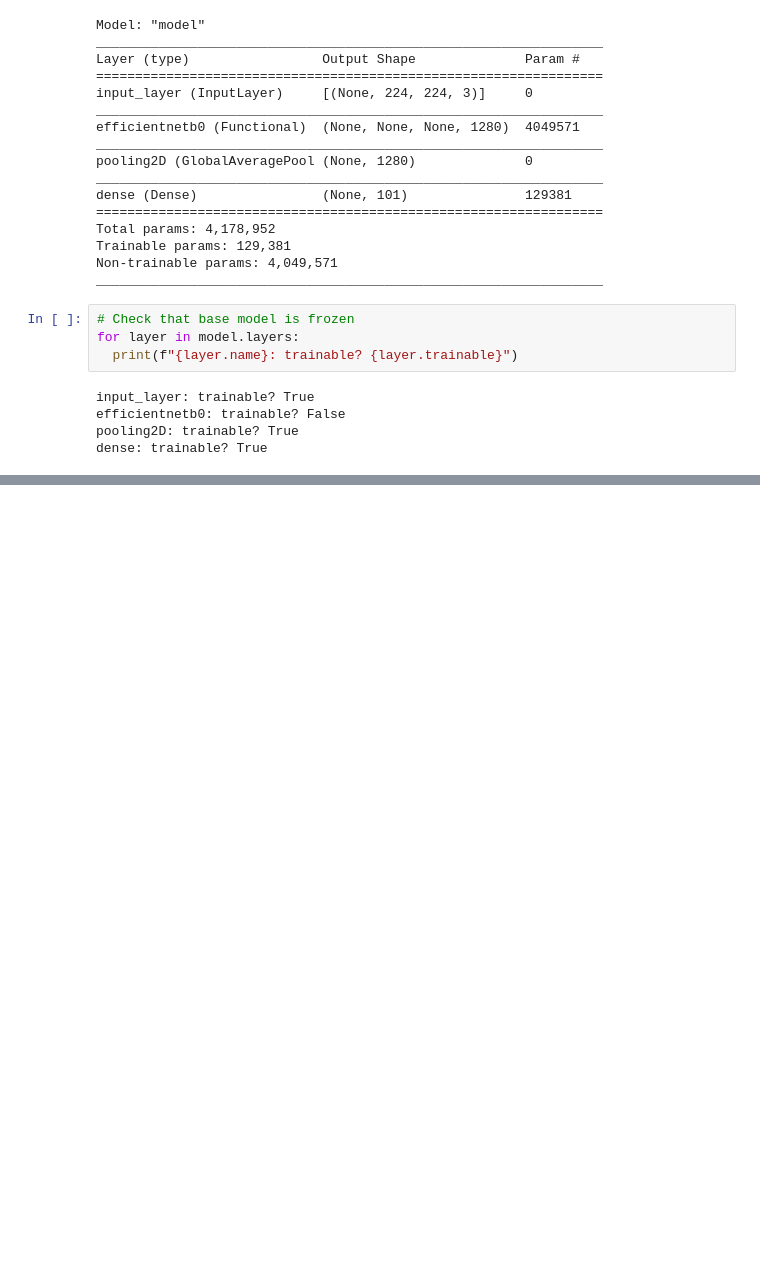
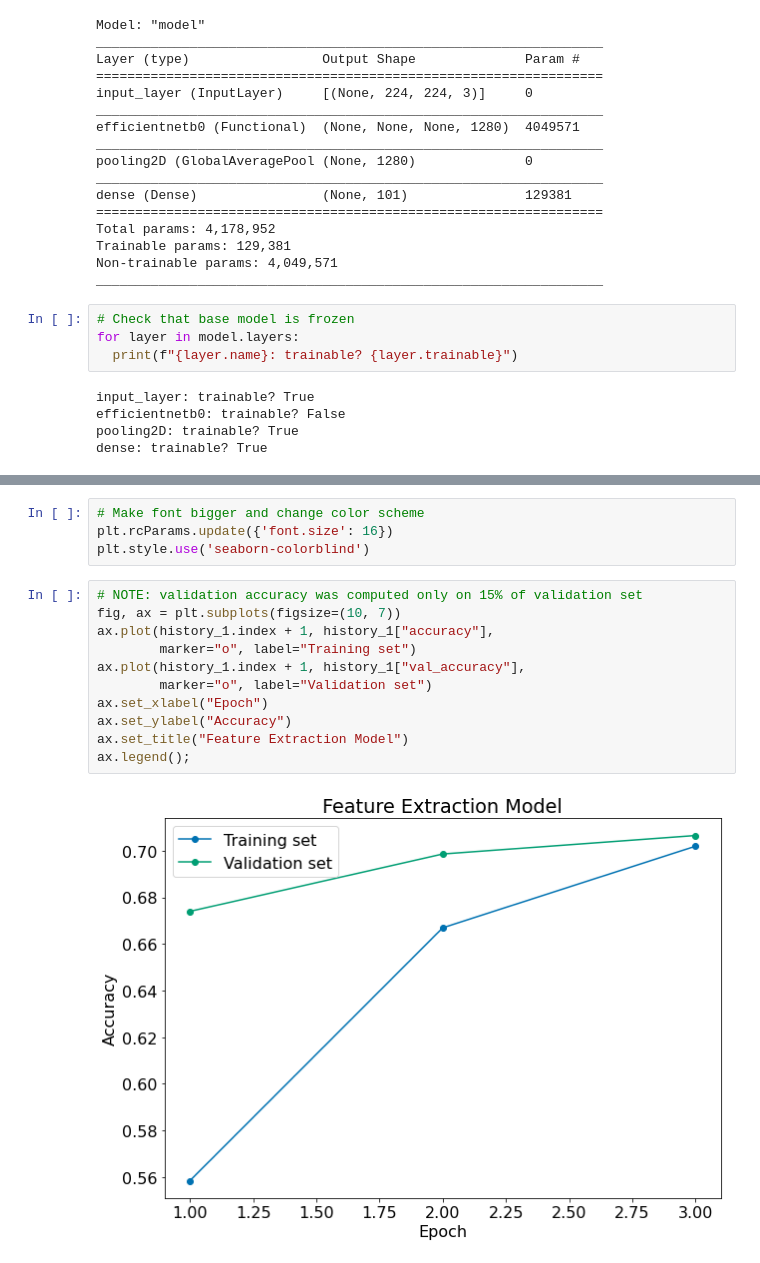
Before and after one commit to aandroni/food-vision, a Jupyter notebook: food_vision.ipynb, the cells around one changed output, grey strips where cells are left out. Drawn from its saved outputs; the diff is of its cells as text; blank space fills up the shorter version.

Commit message:
Add training results (feature extraction).

```diff
--- a/food_vision.ipynb
+++ b/food_vision.ipynb
@@ -165,2 +182,19 @@ else:
+# %%
+# Make font bigger and change color scheme
+plt.rcParams.update({'font.size': 16})
+plt.style.use('seaborn-colorblind')
+# %%
+# NOTE: validation accuracy was computed only on 15% of validation set
+fig, ax = plt.subplots(figsize=(10, 7))
+ax.plot(history_1.index + 1, history_1["accuracy"],
+        marker="o", label="Training set")
+ax.plot(history_1.index + 1, history_1["val_accuracy"],
+        marker="o", label="Validation set")
+ax.set_xlabel("Epoch")
+ax.set_ylabel("Accuracy")
+ax.set_title("Feature Extraction Model")
+ax.legend();
+# %% [output]
+[figure, added]
 # %%
 # Evaluate on full test set (70.37% accuracy)
```
Also changed, not shown: parts of 5 cells of this notebook, 5 other files.
